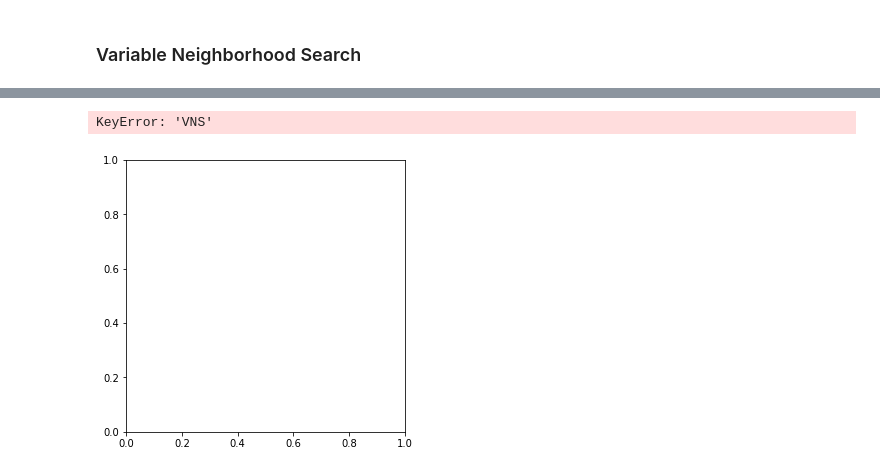
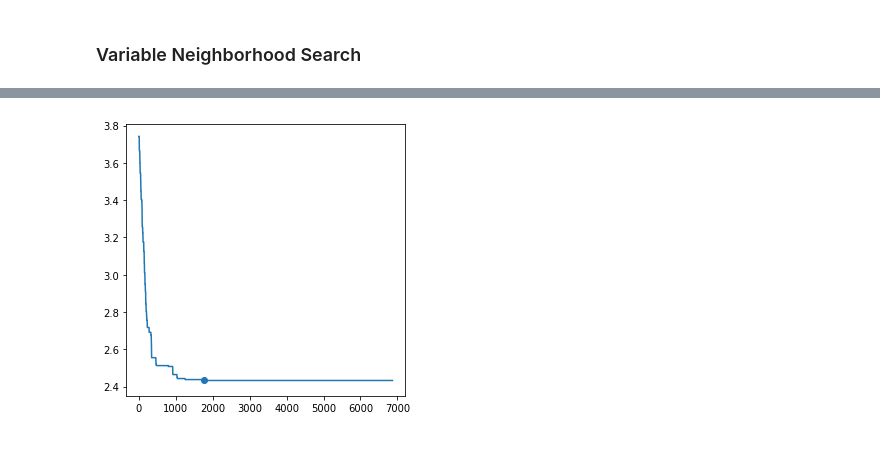
Before and after one commit to julienkeutchayan/StochOptim, a Jupyter notebook: notebooks/4. Scenario trees with optimized scenarios and structure (method #1).ipynb, the cells around one changed output, grey strips where cells are left out. Saved outputs shown, nothing was run; the diff lists cells and outputs as text; code cells hidden in the pictures.

```diff
--- a/notebooks/4. Scenario trees with optimized scenarios and structure (method #1).ipynb
+++ b/notebooks/4. Scenario trees with optimized scenarios and structure (method #1).ipynb
@@ -90,6 +92,5 @@ tree_search.best_tree(("VNS", "forward")).plot('S')
 # %%
-tree_search.plot_fod_progress("VNS")
+tree_search.plot_fod_progress(("VNS", "forward"))
 # %% [output]
-KeyError: 'VNS'
-[figure, old version]
+[figure, new version]
 # %%
```
Also changed, not shown: parts of 6 cells of this notebook, 1 other file.
